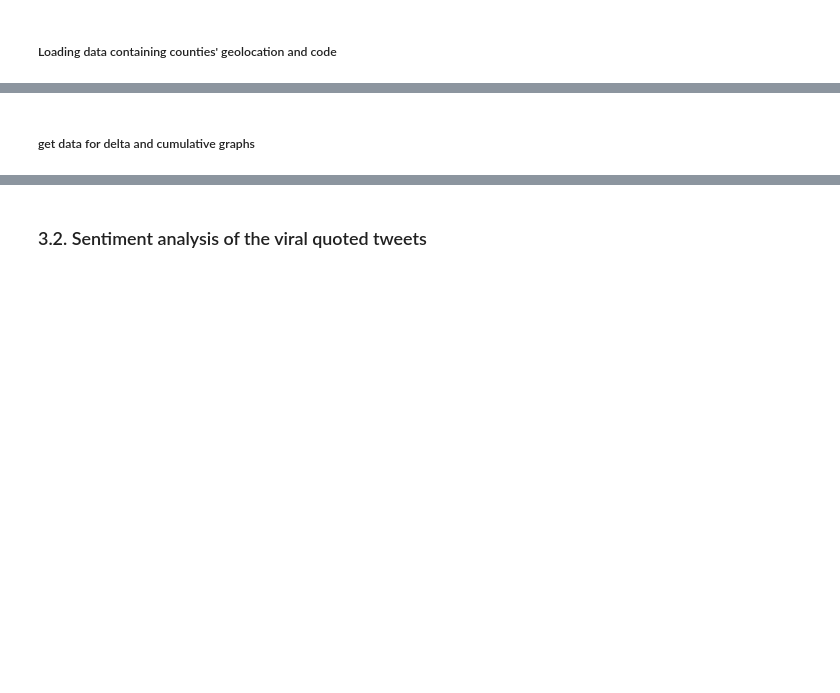
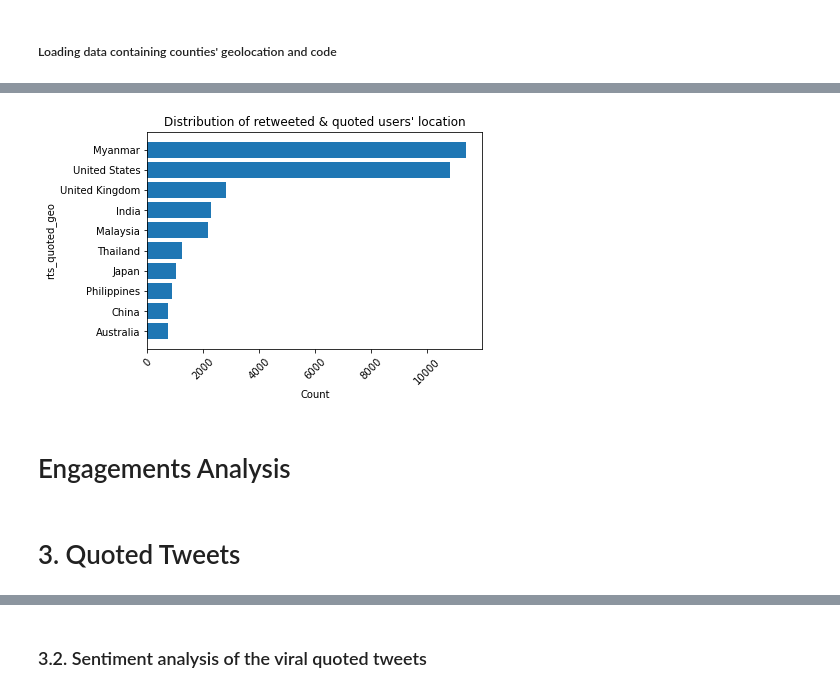
Before and after one commit to anshu0612/geocoded-tweets-analysis-dashboard, a Jupyter notebook: notebooks/sg_tweets_engagements_eda.ipynb, the cells around one changed output, grey strips where cells are left out. Saved outputs shown, nothing was run; the diff lists cells and outputs as text; code cells hidden in the pictures; blank space fills up the shorter version.

```diff
--- a/notebooks/sg_tweets_engagements_eda.ipynb
+++ b/notebooks/sg_tweets_engagements_eda.ipynb
@@ -171,5 +162,2 @@ plt.show()
 # %% [markdown]
 ##### Loading data containing counties' geolocation and code
-# %%
-countries_data = pd.read_csv("../data/countries_geolocation.csv")
-countries_data
@@ -199,3 +163,0 @@ sg_long, sg_lat
-# %%
-top_country_influencer = c_quoted_rts_geo[:10]
-top_country_influencer
@@ -335,2 +163,0 @@ viral_quoted_tweets = quoted_tweets[quoted_tweets['quoted_tweet_id'].isin(quoted
-# %% [markdown]
-##### get data for delta and cumulative graphs
@@ -340,0 +164,43 @@ max_grouped_sorted_date['delta_engagement'] = max_grouped_sorted_date.groupby(['
+# %%
+def generate_dash_influential_countries(top_country_influencer, top_country_influencer_csv_path):
+    top_influential_countries_data = {
+        'country': [],
+        'lat': [],
+        'long': [],
+        'count': [],
+        'size': []
+    }
+
+    sum_influence = sum([c[1] for c in top_country_influencer])
+
+    for i in top_country_influencer:
+        top_influential_countries_data['country'].append(i[0])
+        top_influential_countries_data['count'].append(i[1])
+        top_influential_countries_data['size'].append(round(i[1]/sum_influence*150, 2))
+        country_loc = countries_data[countries_data['Country'] == i[0]]
+        top_influential_countries_data['long'].append(float(country_loc.iloc[0]['Longitude (average)'].strip().strip('"')))
+        top_influential_countries_data['lat'].append(float(country_loc.iloc[0]['Latitude (average)'].strip().strip('"')))
+
+    top_influential_countries_df = pd.DataFrame(top_influential_countries_data)
+    pd.DataFrame.to_csv(top_influential_countries_df, top_country_influencer_csv_path)
+    return top_influential_countries_df
+# %%
+def generate_dash_influential_countries_tweets(top_influential_countries_df, top_country_influencer_tweets_csv_path):
+    top_influential_countries = top_influential_countries_df['country']
+    top_countries_tweets = sg_tweets[(sg_tweets['retweeted_user_geo_coding'].isin(top_influential_countries))
+                                    & (sg_tweets['processed_tweet_text'].notna())] \
+                            [['retweeted_user_geo_coding', 'processed_tweet_text']]
+    pd.DataFrame.to_csv(top_countries_tweets, top_country_influencer_tweets_csv_path)
+# %%
+top_country_influencer_csv_path = BASE_PATH + 'output/influencers/top_countries.csv'
+top_country_influencer_tweets_csv_path = BASE_PATH + 'output/influencers/top_countries_tweets.csv'
+
+top_country_influencer = get_top_influential_countries()
+top_influential_countries_df = generate_dash_influential_countries(top_country_influencer, top_country_influencer_csv_path)
+
+# Saving tweets from the top influential countries for word frequencies analysis
+generate_dash_influential_countries_tweets(top_influential_countries_df, top_country_influencer_tweets_csv_path)
+# %% [output]
+[figure, added]
+# %% [markdown]
+# Engagements Analysis
@@ -340,0 +310,2 @@ max_grouped_sorted_date['delta_engagement'] = max_grouped_sorted_date.groupby(['
+# %% [markdown]
+# 3. Quoted Tweets
```
Also changed, not shown: parts of 93 cells of this notebook, 17 other files.
